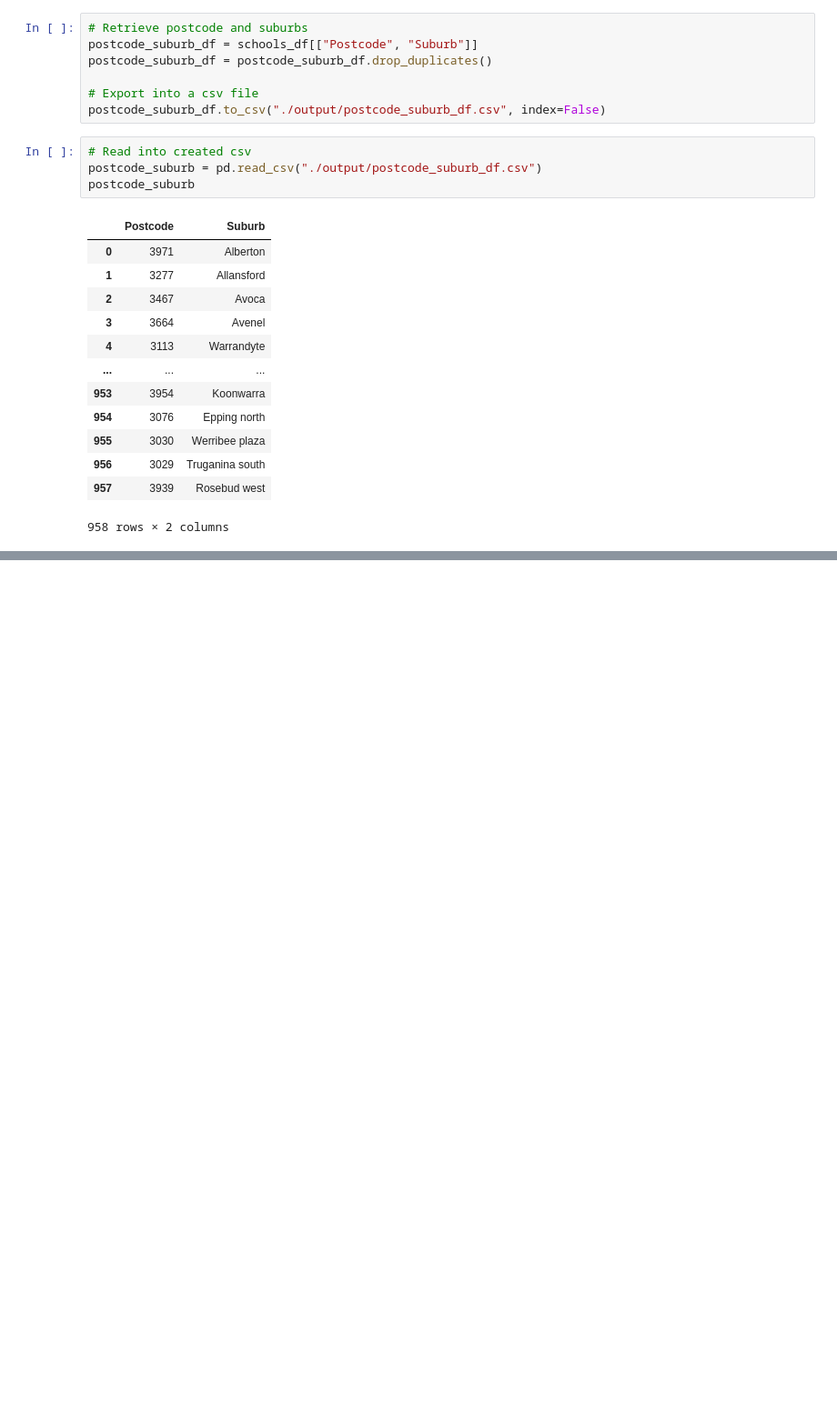
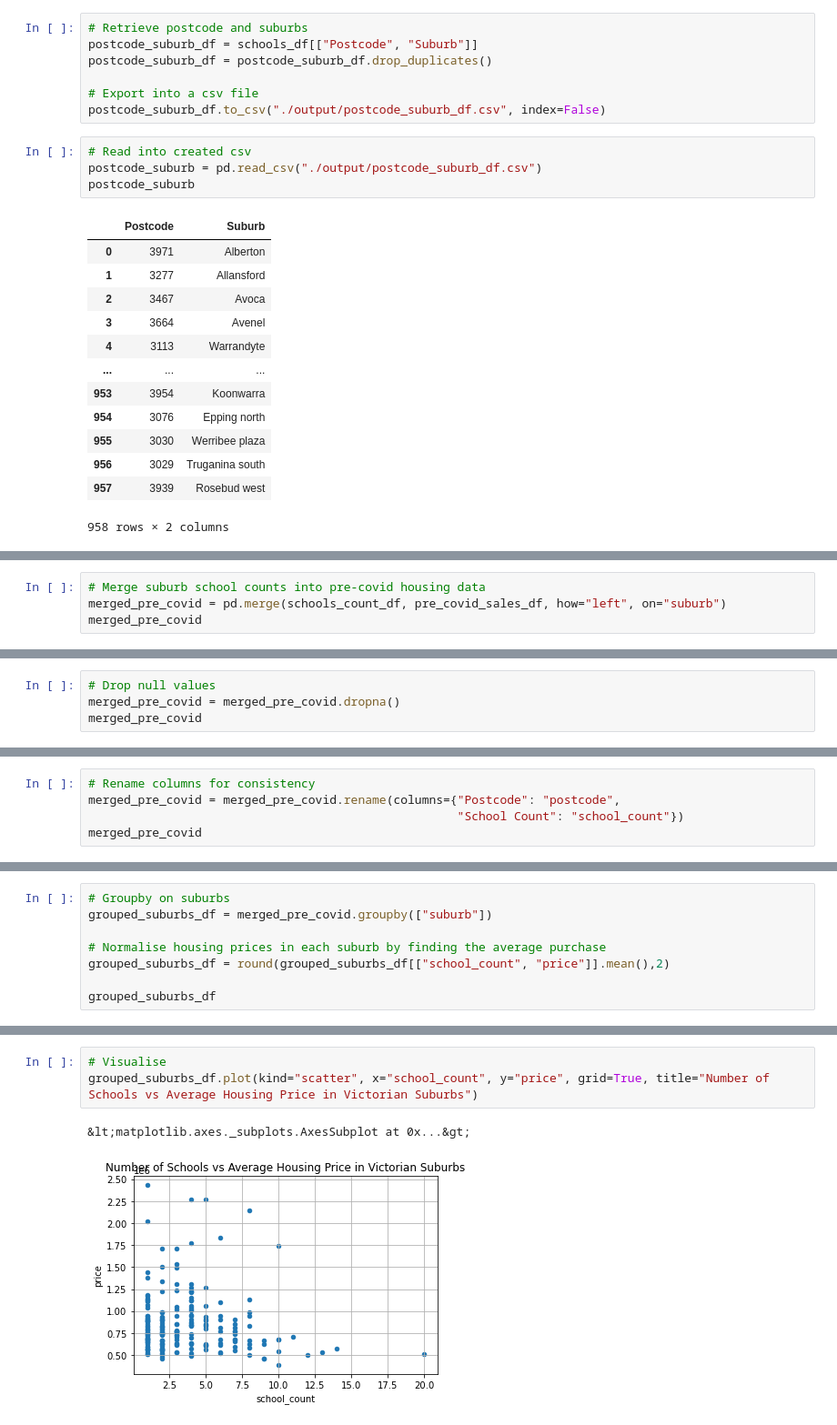
Before and after one commit to jeremychiaa/covid-victorian-real-estate, a Jupyter notebook: cleaned_schools.ipynb, the cells around one changed output, grey strips where cells are left out. Shown at 91% size. Drawn from its saved outputs; the diff is of its cells as text; blank space fills up the shorter version.

```diff
--- a/cleaned_schools.ipynb
+++ b/cleaned_schools.ipynb
@@ -175,0 +153,4 @@ schools_count_df.sort_values("School Count", ascending=False)
+# %%
+# Merge suburb school counts into pre-covid housing data
+merged_pre_covid = pd.merge(schools_count_df, pre_covid_sales_df, how="left", on="suburb")
+merged_pre_covid
@@ -175,0 +190,4 @@ schools_count_df.sort_values("School Count", ascending=False)
+# %%
+# Drop null values
+merged_pre_covid = merged_pre_covid.dropna()
+merged_pre_covid
@@ -175,0 +208,5 @@ schools_count_df.sort_values("School Count", ascending=False)
+# %%
+# Rename columns for consistency
+merged_pre_covid = merged_pre_covid.rename(columns={"Postcode": "postcode",
+                                                    "School Count": "school_count"})
+merged_pre_covid
@@ -175,0 +227,8 @@ schools_count_df.sort_values("School Count", ascending=False)
+# %%
+# Groupby on suburbs
+grouped_suburbs_df = merged_pre_covid.groupby(["suburb"])
+
+# Normalise housing prices in each suburb by finding the average purchase
+grouped_suburbs_df = round(grouped_suburbs_df[["school_count", "price"]].mean(),2)
+
+grouped_suburbs_df
@@ -175,0 +250,6 @@ schools_count_df.sort_values("School Count", ascending=False)
+# %%
+# Visualise
+grouped_suburbs_df.plot(kind="scatter", x="school_count", y="price", grid=True, title="Number of Schools vs Average Housing Price in Victorian Suburbs")
+# %% [output]
+&lt;matplotlib.axes._subplots.AxesSubplot at 0x...&gt;
+[figure, added]
```
Also changed, not shown: parts of 14 cells of this notebook, 3 other files.
